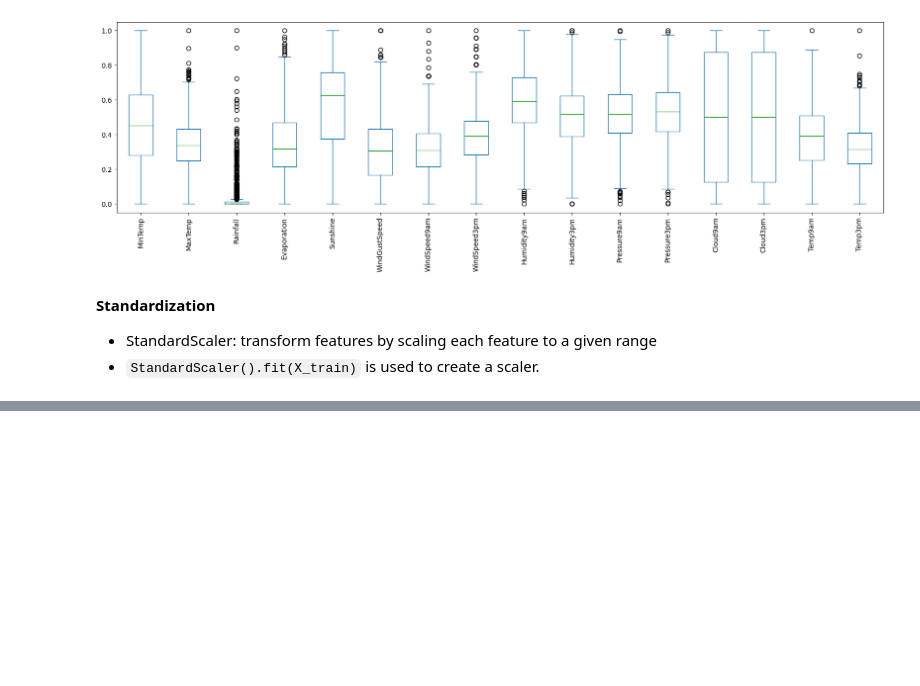
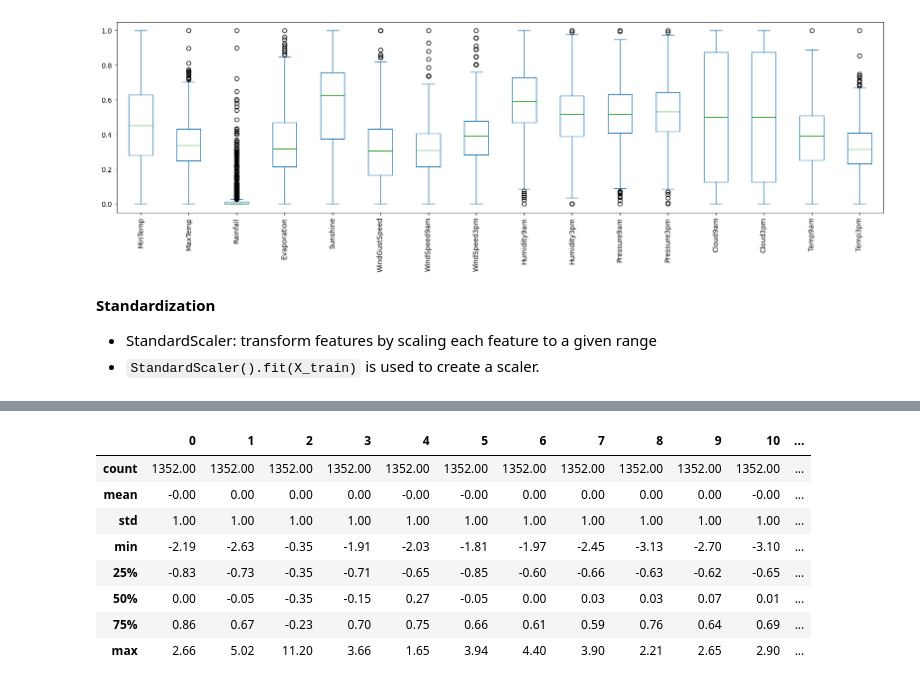
Before and after one commit to Abisoyesam/DS-ML-DL-tuts, a Jupyter notebook: DS With Rune/Lesson 13.ipynb, the cells around one changed output, grey strips where cells are left out. Saved outputs shown, nothing was run; the diff lists cells and outputs as text; code cells hidden in the pictures; blank space fills up the shorter version.

```diff
--- a/DS With Rune/Lesson 13.ipynb
+++ b/DS With Rune/Lesson 13.ipynb
@@ -148,0 +162,12 @@ X_t
+# %%
+pd.DataFrame(X_train_stand).describe().round(2)
+# %% [output]
+|  | 0 | 1 | 2 | 3 | 4 | 5 | 6 | 7 | 8 | 9 | 10 | ... |
+| count | 1352.00 | 1352.00 | 1352.00 | 1352.00 | 1352.00 | 1352.00 | 1352.00 | 1352.00 | 1352.00 | 1352.00 | 1352.00 | ... |
+| mean | -0.00 | 0.00 | 0.00 | 0.00 | -0.00 | -0.00 | 0.00 | 0.00 | 0.00 | 0.00 | -0.00 | ... |
+| std | 1.00 | 1.00 | 1.00 | 1.00 | 1.00 | 1.00 | 1.00 | 1.00 | 1.00 | 1.00 | 1.00 | ... |
+| min | -2.19 | -2.63 | -0.35 | -1.91 | -2.03 | -1.81 | -1.97 | -2.45 | -3.13 | -2.70 | -3.10 | ... |
+| 25% | -0.83 | -0.73 | -0.35 | -0.71 | -0.65 | -0.85 | -0.60 | -0.66 | -0.63 | -0.62 | -0.65 | ... |
+| 50% | 0.00 | -0.05 | -0.35 | -0.15 | 0.27 | -0.05 | 0.00 | 0.03 | 0.03 | 0.07 | 0.01 | ... |
+| 75% | 0.86 | 0.67 | -0.23 | 0.70 | 0.75 | 0.66 | 0.61 | 0.59 | 0.76 | 0.64 | 0.69 | ... |
+| max | 2.66 | 5.02 | 11.20 | 3.66 | 1.65 | 3.94 | 4.40 | 3.90 | 2.21 | 2.65 | 2.90 | ... |
```
Also changed, not shown: parts of 6 cells of this notebook.
